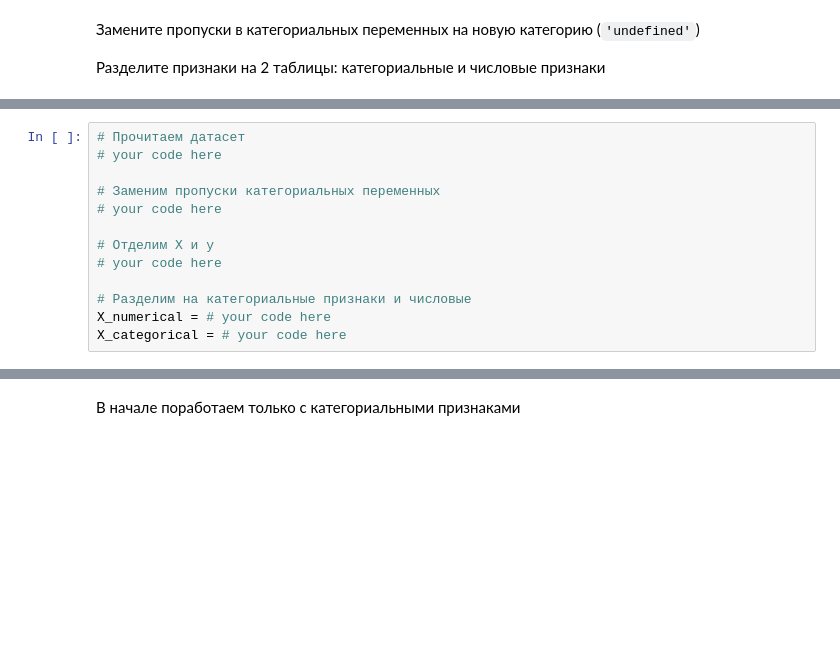
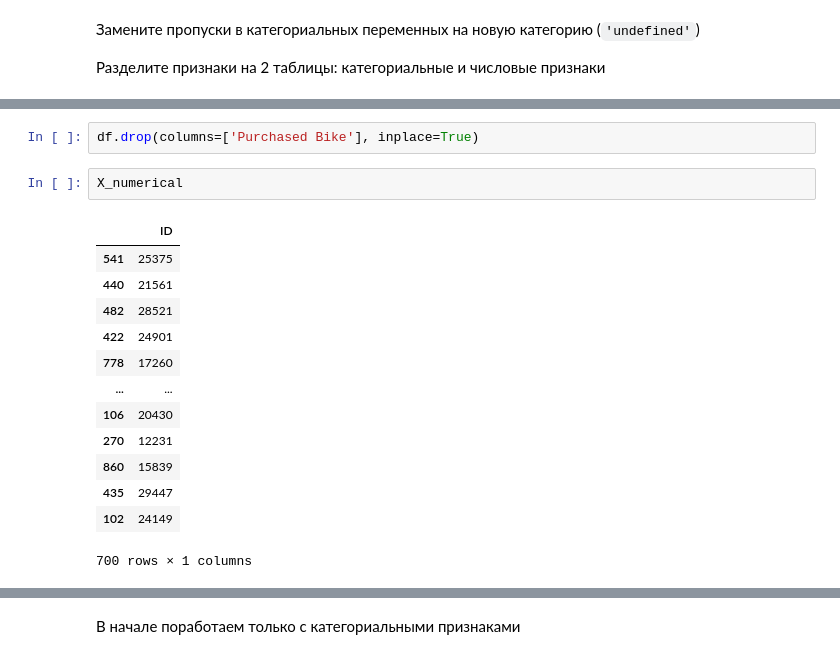
Before and after one commit to Uralbeckins/ML-Sokolov-Course, a Jupyter notebook: homework_practice_04_linclass.ipynb, the cells around one changed output, grey strips where cells are left out. Saved outputs shown, nothing was run; the diff lists cells and outputs as text; blank space fills up the shorter version.

```diff
--- a/homework_practice_04_linclass.ipynb
+++ b/homework_practice_04_linclass.ipynb
@@ -687,13 +707,0 @@ Warning: Looks like you're using an outdated `kagglehub` version, please conside
-# %%
-# Прочитаем датасет
-# your code here
-
-# Заменим пропуски категориальных переменных
-# your code here
-
-# Отделим X и y
-# your code here
-
-# Разделим на категориальные признаки и числовые
-X_numerical = # your code here
-X_categorical = # your code here
@@ -699,0 +747,18 @@ X_categorical = # your code here
+# %%
+df.drop(columns=['Purchased Bike'], inplace=True)
+# %%
+X_numerical
+# %% [output]
+|  | ID |
+| 541 | 25375 |
+| 440 | 21561 |
+| 482 | 28521 |
+| 422 | 24901 |
+| 778 | 17260 |
+| ... | ... |
+| 106 | 20430 |
+| 270 | 12231 |
+| 860 | 15839 |
+| 435 | 29447 |
+| 102 | 24149 |
+700 rows × 1 columns
```
Also changed, not shown: parts of 10 cells of this notebook.
